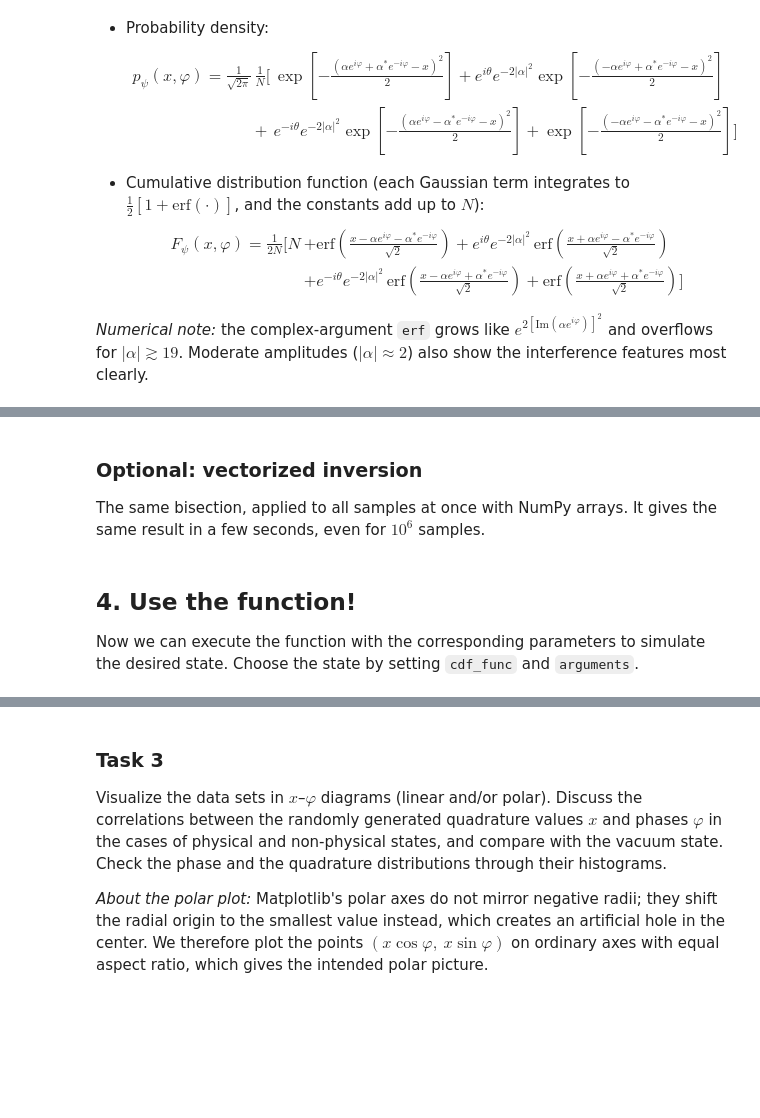
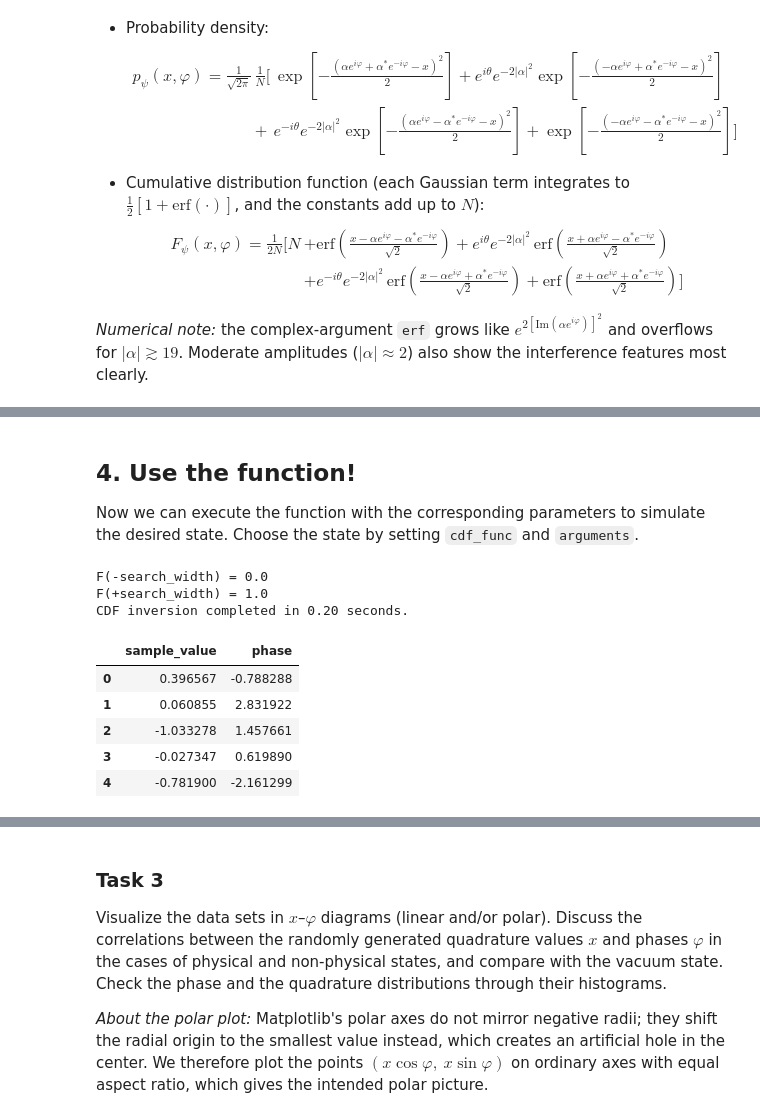
Before and after one commit to EusseJhoan/Foundations-of-Quantum-Optics-for-Quantum-Information, a Jupyter notebook: lab-data.ipynb, the cells around one changed output, grey strips where cells are left out. Drawn from its saved outputs; the diff is of its cells as text; code cells hidden in the pictures; blank space fills up the shorter version.

```diff
--- a/lab-data.ipynb
+++ b/lab-data.ipynb
@@ -198,4 +189,0 @@ def cdf_inversion(sample_values, target_cdf_values, phases, cdf_func, arguments,
-# %% [markdown]
-### Optional: vectorized inversion
-
-The same bisection, applied to all samples at once with NumPy arrays. It gives the same result in a few seconds, even for $10^6$ samples.
@@ -218,35 +194,39 @@ Now we can execute the function with the corresponding parameters to simulate th
 # %%
 fock_arguments = {
     'fock_number': 3
 }
 
 spats_arguments = {
     'avg_pn': 3
 }
 
 sv_arguments = {
     'r': 1
 }
 
 supcoh_arguments = {
-    'alpha': 2 + 1j,
+    'alpha': 2 + 0.5j,
     'theta': 0
 }
 
-cdf_func = supcoh_state_cdf
-arguments = supcoh_arguments
-
-use_vectorized = True   # Set to True for the fast version
+cdf_func = squeezed_state_cdf
+arguments = sv_arguments
 
 # Sanity check: the CDF must go from 0 to 1 inside the search interval
 print('F(-search_width) =', np.max(cdf_func(-search_width, phases[:1000], **arguments)))
 print('F(+search_width) =', np.min(cdf_func(search_width, phases[:1000], **arguments)))
 
-if use_vectorized:
-    sample_values = cdf_inversion_vectorized(target_cdf_values, phases, cdf_func, arguments, tolerance)
-else:
-    sample_values = cdf_inversion(sample_values, target_cdf_values,
-                                  phases, cdf_func, arguments, tolerance)
+sample_values = cdf_inversion(target_cdf_values, phases, cdf_func, arguments, tolerance)
 
 df = pd.DataFrame({'sample_value': sample_values, 'phase': phases})
 df.head()
+# %% [output]
+F(-search_width) = 0.0
+F(+search_width) = 1.0
+CDF inversion completed in 0.20 seconds.
+|  | sample_value | phase |
+| 0 | 0.396567 | -0.788288 |
+| 1 | 0.060855 | 2.831922 |
+| 2 | -1.033278 | 1.457661 |
+| 3 | -0.027347 | 0.619890 |
+| 4 | -0.781900 | -2.161299 |
```
Also changed, not shown: parts of 16 cells of this notebook.
